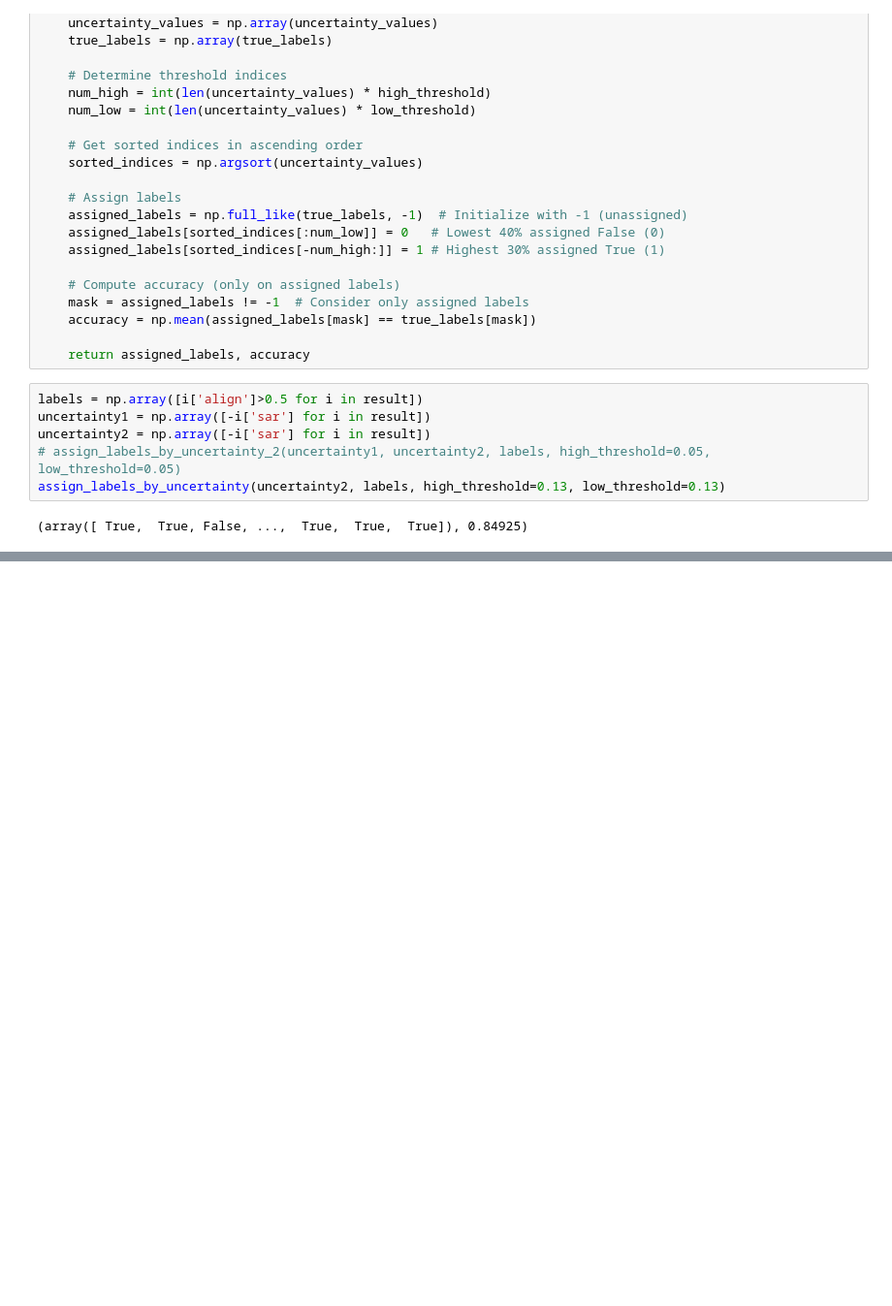
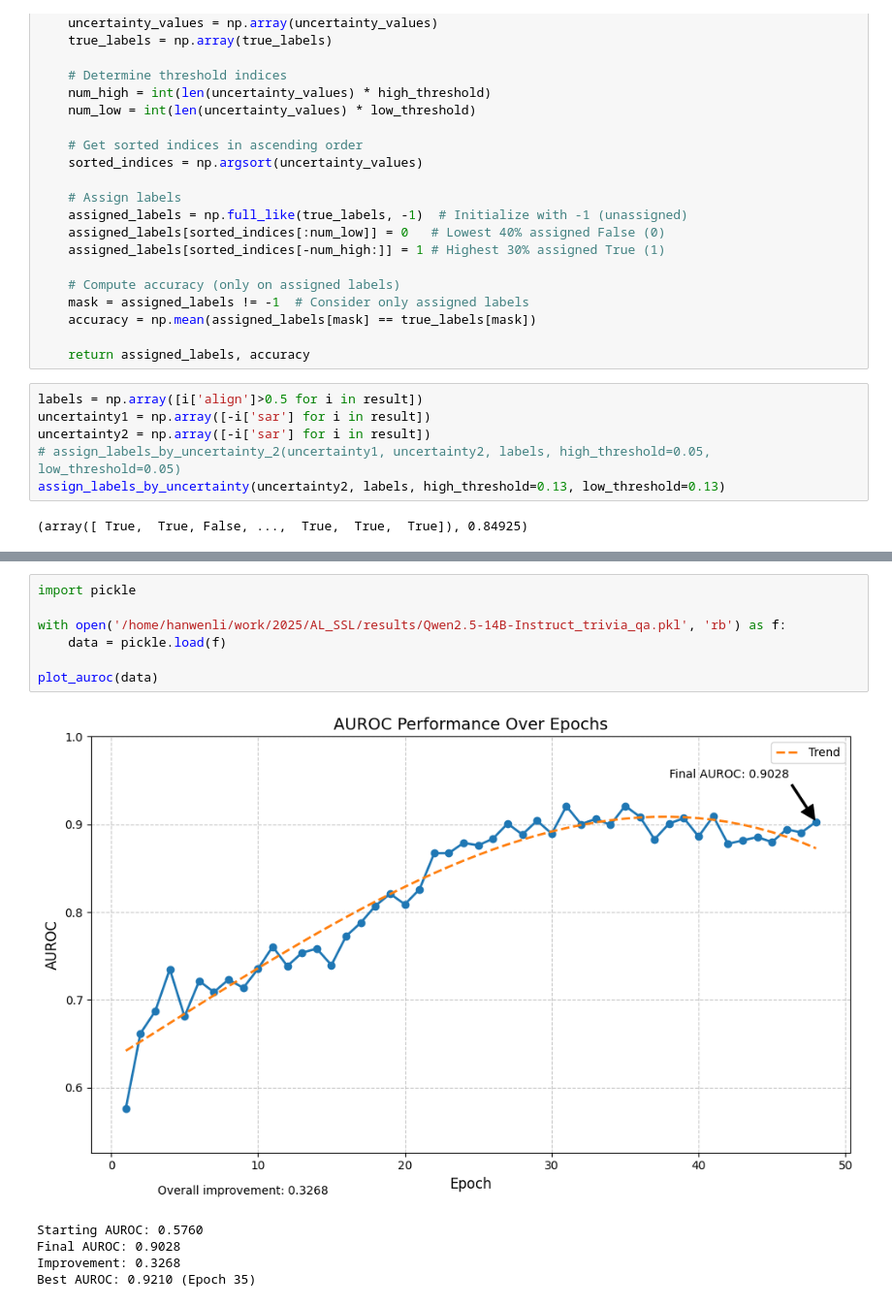
Before and after one commit to Newton-9560/AL_SSL_UE, a Jupyter notebook: result_analysis/assign_pesudo_label_by_uncertainty.ipynb, the cells around one changed output, grey strips where cells are left out. Shown at 97% size. Saved outputs shown, nothing was run; the diff lists cells and outputs as text; blank space fills up the shorter version.

```diff
--- a/result_analysis/assign_pesudo_label_by_uncertainty.ipynb
+++ b/result_analysis/assign_pesudo_label_by_uncertainty.ipynb
@@ -92,0 +167,13 @@ assign_labels_by_uncertainty(uncertainty2, labels, high_threshold=0.13, low_thre
+# %%
+import pickle
+
+with open('/home/hanwenli/work/2025/AL_SSL/results/Qwen2.5-14B-Instruct_trivia_qa.pkl', 'rb') as f:
+    data = pickle.load(f)
+
+plot_auroc(data)
+# %% [output]
+[figure, added]
+Starting AUROC: 0.5760
+Final AUROC: 0.9028
+Improvement: 0.3268
+Best AUROC: 0.9210 (Epoch 35)
```
Also changed, not shown: parts of 1 cell of this notebook, 29 other files.
